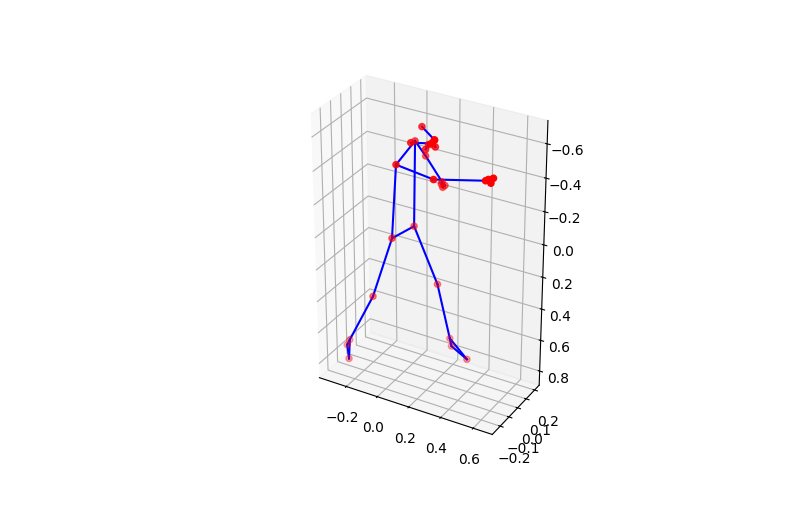
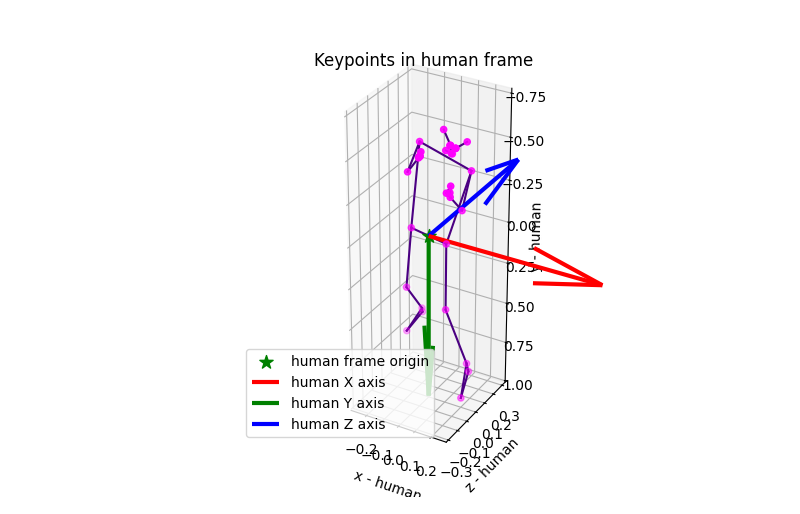
Before and after one commit to dhruvgargj5/boxing_dynamics, a Jupyter notebook: explore.ipynb, the cells around one changed output. Saved outputs shown, nothing was run; the diff lists cells and outputs as text; code cells hidden in the pictures.

Commit message:
rough force_image_frame annotations, 3D plot of keypoints and human coordinate frame labels

```diff
--- a/explore.ipynb
+++ b/explore.ipynb
@@ -80,7 +80,7 @@ def draw_landmarks_on_image(rgb_image, detection_result):
     return annotated_image
 # %%
 model_path = "assets/pose_landmarker_lite.task"
-video_path = "media/slowmo/jab_front_side_rear.mp4"
+video_path = "media/realspeed/jab_front_side_rear.mp4"
 options = PoseLandmarkerOptions(
     base_options=BaseOptions(model_asset_path=model_path),
     running_mode=VisionRunningMode.VIDEO,
@@ -163,12 +226,12 @@ plt.show()
 # %%
 plt.close("all")
-pose_world_landmarkers = landmarkers.pose_world_landmarks
-x = np.array([lm.x for lm in pose_world_landmarkers[0]])
-y = np.array([lm.y for lm in pose_world_landmarkers[0]])
-z = np.array([lm.z for lm in pose_world_landmarkers[0]])
+pose_world_landmarkers = landmarkers.pose_world_landmarks[0]
+x = np.array([lm.x for lm in pose_world_landmarkers])
+y = np.array([lm.y for lm in pose_world_landmarkers])
+z = np.array([lm.z for lm in pose_world_landmarkers])
 fig = plt.figure()
 ax = fig.add_subplot(111, projection="3d")
-ax.scatter(x, z, y, s=20, c="red")
+ax.scatter(x, z, y, s=20, c="magenta")
 from mediapipe.python.solutions import pose as mp_pose
 
 for connection in mp_pose.POSE_CONNECTIONS:
@@ -177,8 +240,77 @@ for connection in mp_pose.POSE_CONNECTIONS:
         [x[start], x[end]],
         [z[start], z[end]],
         [y[start], y[end]],
-        color="blue",
+        color="indigo",
     )
+
+
+left_hip_world_pose = np.array(
+    [
+        pose_world_landmarkers[23].x,
+        pose_world_landmarkers[23].y,
+        pose_world_landmarkers[23].z,
+    ]
+)
+right_hip_world_pose = np.array(
+    [
+        pose_world_landmarkers[24].x,
+        pose_world_landmarkers[24].y,
+        pose_world_landmarkers[24].z,
+    ]
+)
+hip_midpoint = (left_hip_world_pose + right_hip_world_pose) / 2.0
+
+ax.scatter(
+    hip_midpoint[0],
+    hip_midpoint[2],
+    hip_midpoint[1],
+    c="green",
+    marker="*",
+    s=100,
+    label="human frame origin",
+)
+
+ax.quiver(
+    *hip_midpoint,
+    hip_midpoint[0] + 1,
+    hip_midpoint[2],
+    hip_midpoint[1],
+    linewidth=3,
+    arrow_length_ratio=0.4,
+    label="human X axis",
+    color="red",
+)
+
+ax.quiver(
+    *hip_midpoint,
+    hip_midpoint[0],
+    hip_midpoint[2],
+    hip_midpoint[1] + 1,
+    linewidth=3,
+    arrow_length_ratio=0.4,
+    label="human Y axis",
+    color="green",
+)
+
+
+ax.quiver(
+    *hip_midpoint,
+    hip_midpoint[0],
+    hip_midpoint[2] + 1,
+    hip_midpoint[1],
+    linewidth=3,
+    arrow_length_ratio=0.4,
+    label="human Z axis",
+    color="blue",
+)
+
+ax.set(
+    xlabel="x - human",
+    ylabel="z - human",
+    zlabel="y - human",
+    title="Keypoints in human frame",
+)
 ax.invert_zaxis()
 ax.set_aspect("equal")
+ax.legend(loc="lower left")
 # %% [output]
@@ -185 +318 @@ ax.set_aspect("equal")
-[figure, old version]
+[figure, new version]
```
Also changed, not shown: parts of 4 cells of this notebook.
